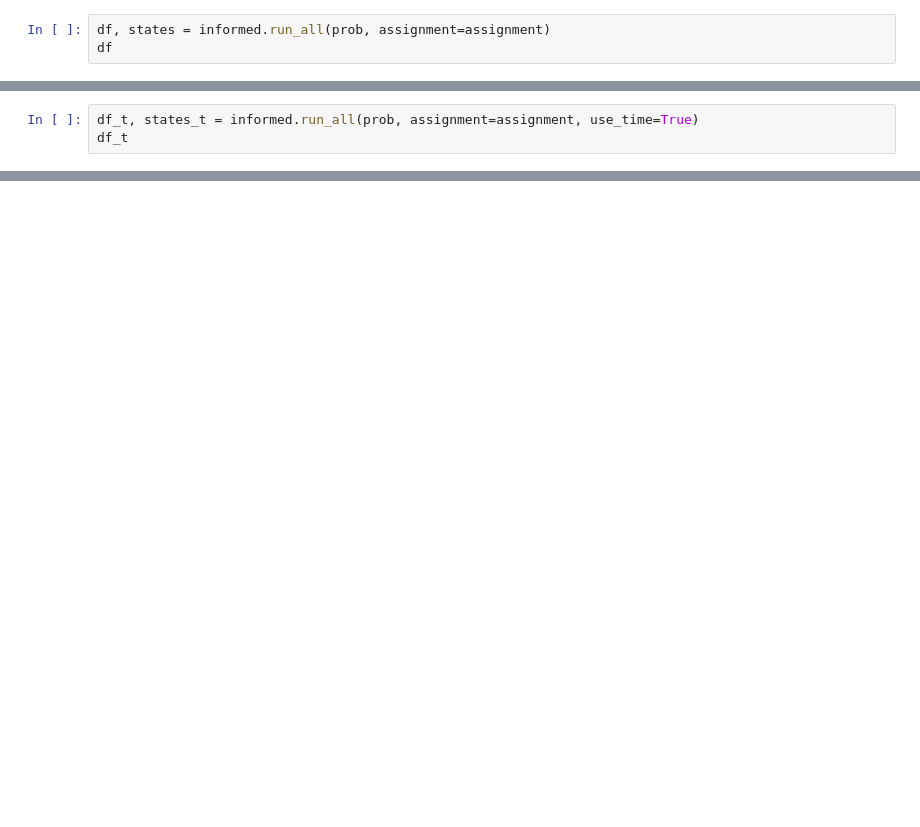
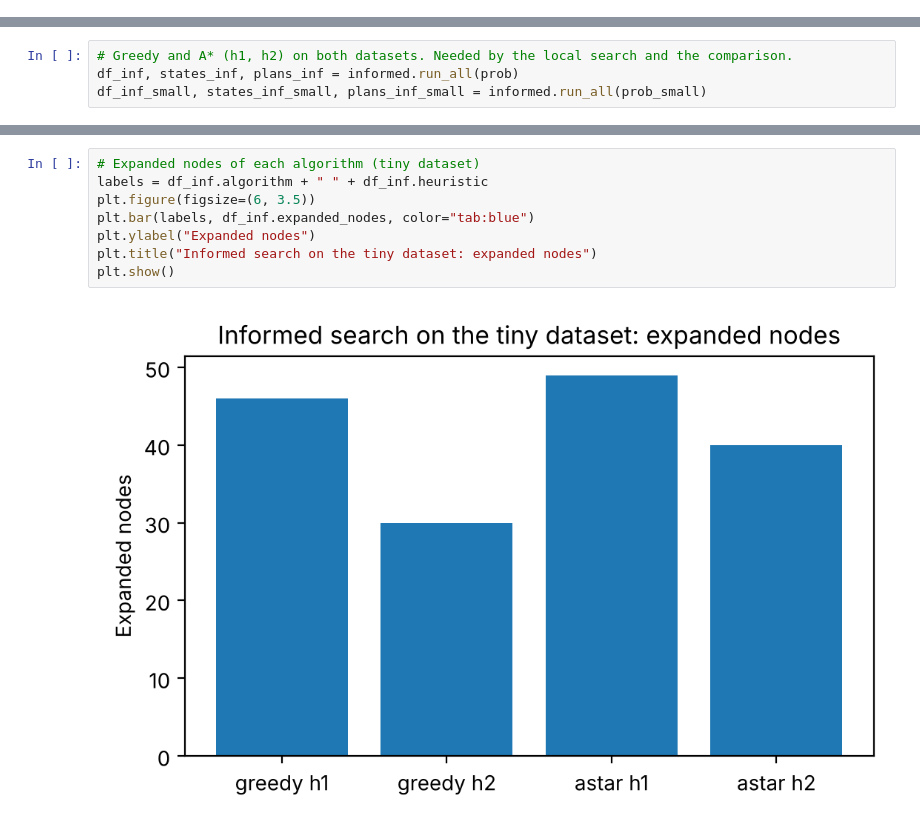
Before and after one commit to OierZu/IA26_P01_E01, a Jupyter notebook: notebooks/04_informed.ipynb, the cells around one changed output, grey strips where cells are left out. Saved outputs shown, nothing was run; the diff lists cells and outputs as text; blank space fills up the shorter version.

```diff
--- a/notebooks/04_informed.ipynb
+++ b/notebooks/04_informed.ipynb
@@ -62,3 +20,0 @@ Iteration 1-2 setting: flow and capacity only (no time windows yet).
-# %%
-df, states = informed.run_all(prob, assignment=assignment)
-df
@@ -105,3 +20,0 @@ Pickup windows (availability at the producer) and delivery windows (customer dea
-# %%
-df_t, states_t = informed.run_all(prob, assignment=assignment, use_time=True)
-df_t
@@ -212,0 +21,4 @@ astar h2: NO SOLUTION with time windows (no_solution).
+# %%
+# Greedy and A* (h1, h2) on both datasets. Needed by the local search and the comparison.
+df_inf, states_inf, plans_inf = informed.run_all(prob)
+df_inf_small, states_inf_small, plans_inf_small = informed.run_all(prob_small)
@@ -212,0 +58,10 @@ astar h2: NO SOLUTION with time windows (no_solution).
+# %%
+# Expanded nodes of each algorithm (tiny dataset)
+labels = df_inf.algorithm + " " + df_inf.heuristic
+plt.figure(figsize=(6, 3.5))
+plt.bar(labels, df_inf.expanded_nodes, color="tab:blue")
+plt.ylabel("Expanded nodes")
+plt.title("Informed search on the tiny dataset: expanded nodes")
+plt.show()
+# %% [output]
+[figure, added]
```
Also changed, not shown: parts of 23 cells of this notebook.
